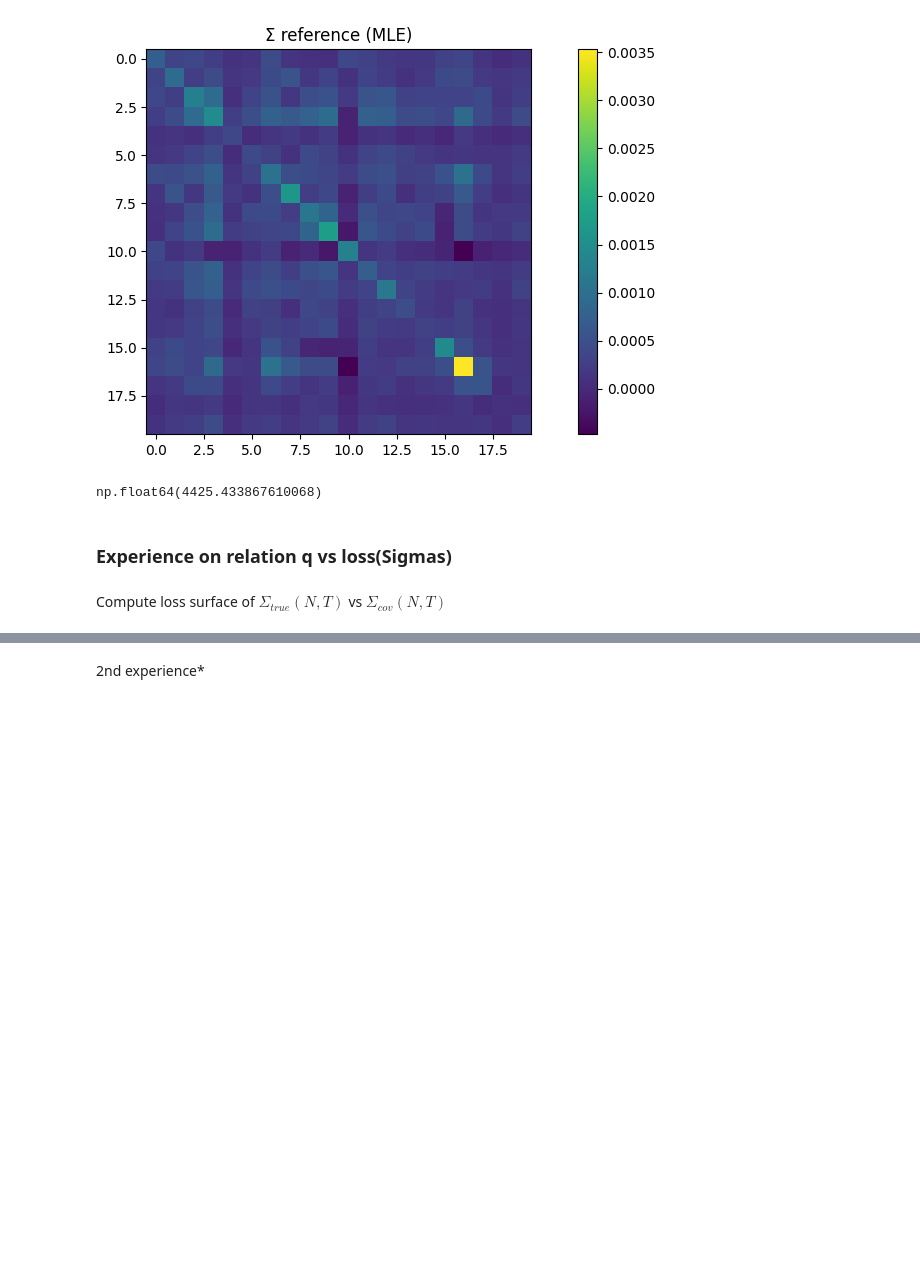
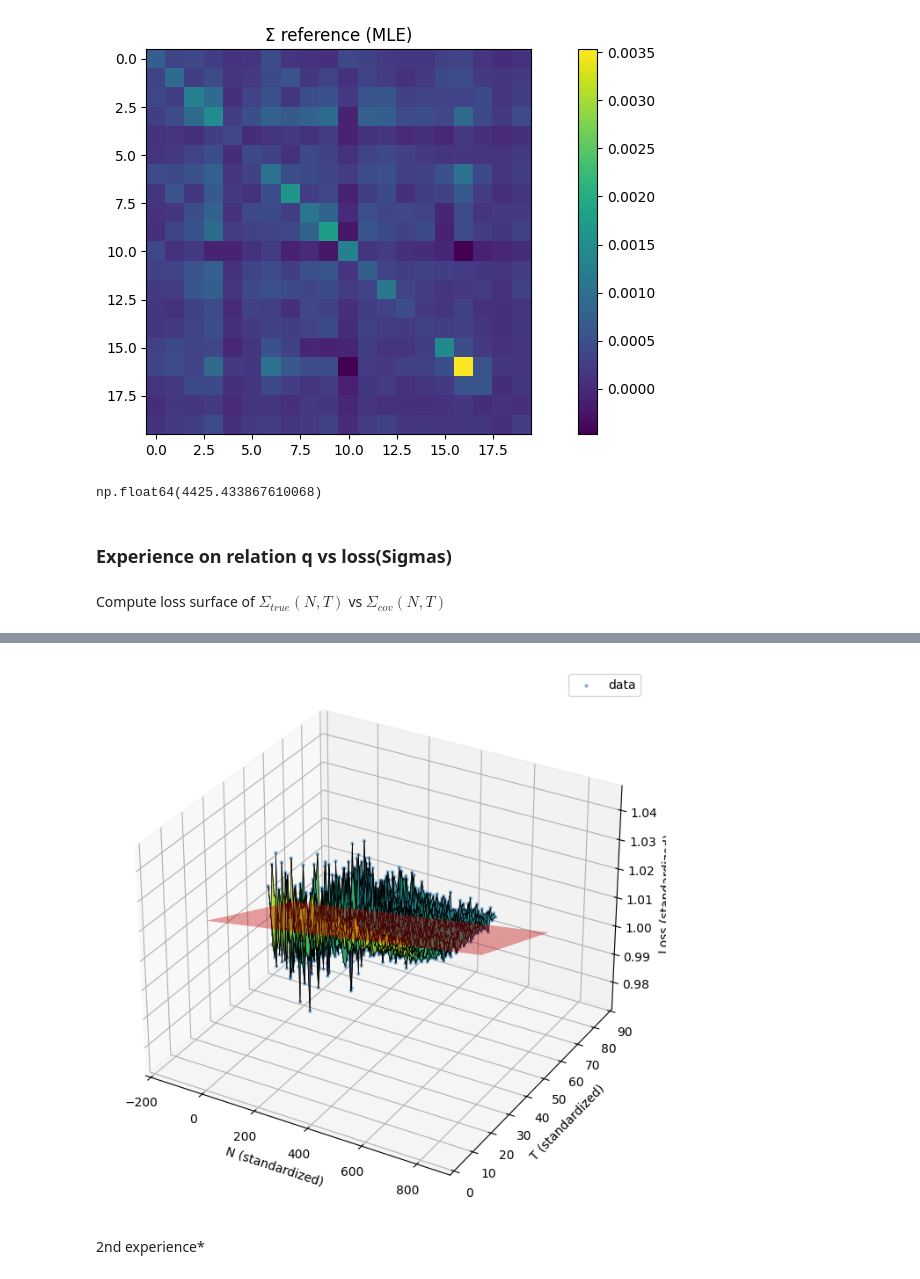
Before and after one commit to Armanddevacc/covariance-cleaning-nn, a Jupyter notebook: test.ipynb, the cells around one changed output, grey strips where cells are left out. Saved outputs shown, nothing was run; the diff lists cells and outputs as text; code cells hidden in the pictures; blank space fills up the shorter version.

```diff
--- a/test.ipynb
+++ b/test.ipynb
@@ -249,3 +266,50 @@ plt.show()
+# %%
+Sig = X_standard.T @ X_standard / X.shape[0]
+eigV, U = np.linalg.eigh(Sig)
+u3, u2, u1 = U[:, 0], U[:, 1], U[:, 2]
+# %%
+a = np.linspace(-3, 3, 40)
+b = np.linspace(-3, 3, 40)
+A, B = np.meshgrid(a, b)
+# %%
+Plane_std = (
+    + A[..., None] * u1
+    + B[..., None] * u2
+)
+
+Plane = Plane_std * sigma + mu
+
+N_plane    = Plane[..., 0]
+T_plane    = Plane[..., 1]
+Loss_plane = Plane[..., 2]
+# %%
+fig = plt.figure(figsize=(10, 8))
+ax = fig.add_subplot(projection="3d")
+
+# scatter the data
+ax.scatter(
+    X[:, 0], X[:, 1], X[:, 2],
+    s=5, alpha=0.4, label="data"
+)
+
+
+# plot PCA plane
+ax.plot_surface(
+    N_plane, T_plane, Loss_plane,
+    color="red", alpha=0.4, linewidth=0
+)
+surf = ax.plot_surface(N_mesh, T_mesh, loss_grid,
+                       cmap='viridis',
+                       edgecolor='k',
+                       linewidth=0.5,
+                       alpha=0.85)
+ax.set_xlabel("N (standardized)")
+ax.set_ylabel("T (standardized)")
+ax.set_zlabel("Loss (standardized)")
+ax.legend()
+plt.show()
+# %% [output]
+[figure, added]
 # %% [markdown]
 2nd experience*
 # %%
```
Also changed, not shown: parts of 7 cells of this notebook, 2 other files.
